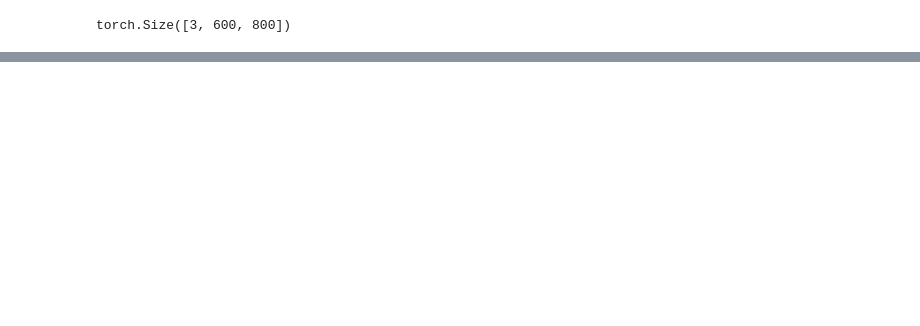
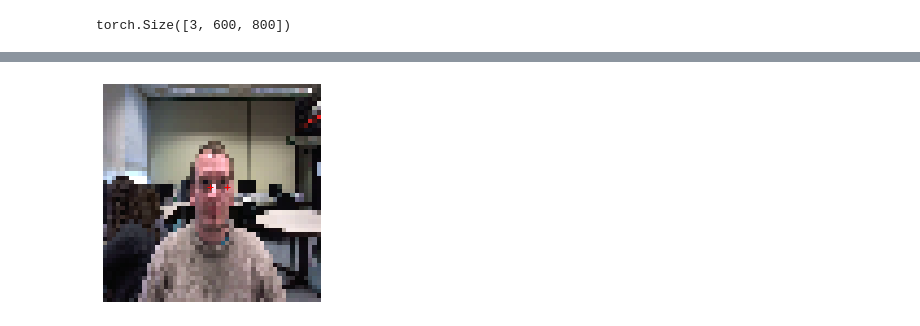
Before and after one commit to gsarmientod/MLP_OJOS, a Jupyter notebook: Donde estan los ojos.ipynb, the cells around one changed output, grey strips where cells are left out. Cells and saved outputs as stored; diff of their text form; code cells hidden in the pictures; blank space fills up the shorter version.

```diff
--- a/Donde estan los ojos.ipynb
+++ b/Donde estan los ojos.ipynb
@@ -160,0 +336,5 @@ Text(0.5, 1.0, '001_01.png')
+# %%
+i = 5
+plot_person(img[i],y[i])
+# %% [output]
+[figure, added]
```
Also changed, not shown: parts of 24 cells of this notebook, 1 other file.
